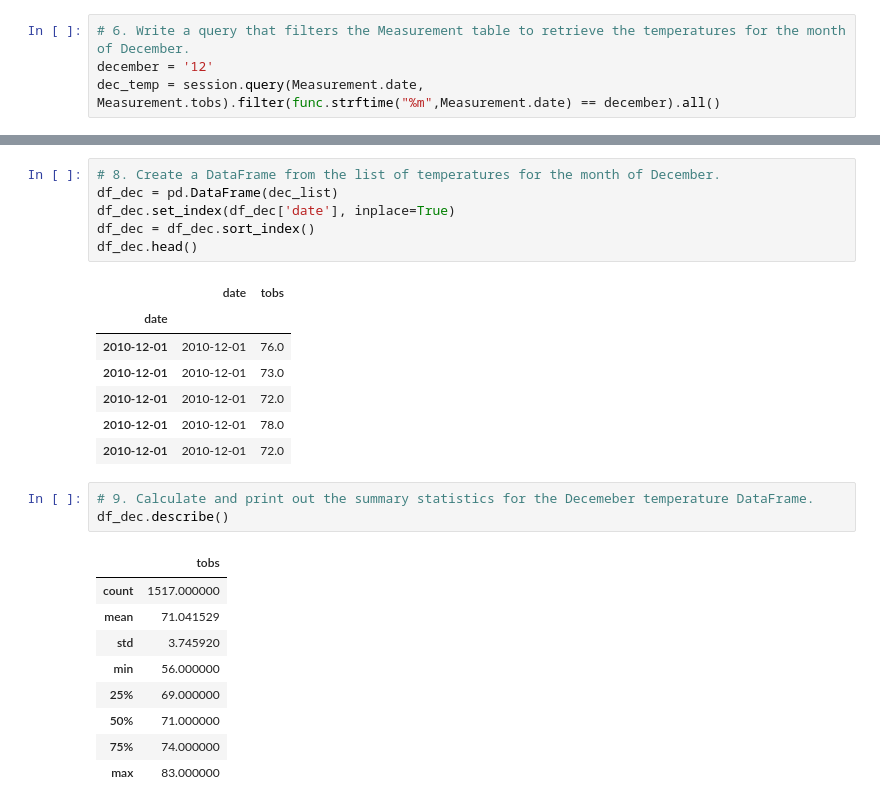
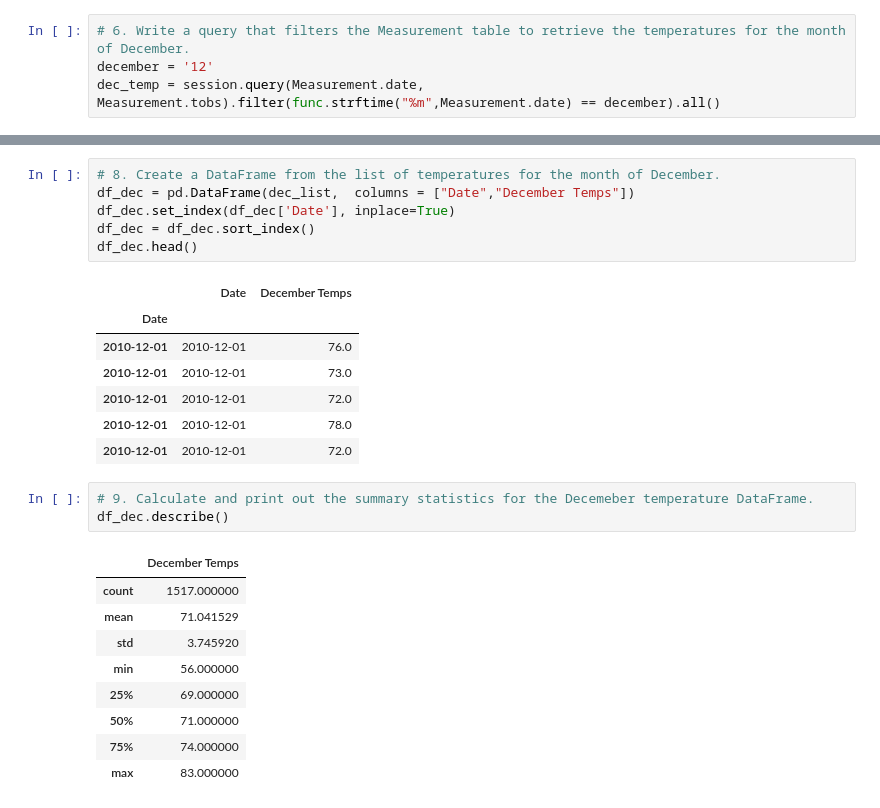
Before and after one commit to calvogeorge/surfs_up, a Jupyter notebook: SurfsUp_Challenge.ipynb, the cells around one changed output, grey strips where cells are left out. Cells and saved outputs as stored; diff of their text form.

```diff
--- a/SurfsUp_Challenge.ipynb
+++ b/SurfsUp_Challenge.ipynb
@@ -111,13 +111,13 @@ dec_list
  ...]
 # %%
 # 8. Create a DataFrame from the list of temperatures for the month of December.
-df_dec = pd.DataFrame(dec_list)
-df_dec.set_index(df_dec['date'], inplace=True)
+df_dec = pd.DataFrame(dec_list,  columns = ["Date","December Temps"])
+df_dec.set_index(df_dec['Date'], inplace=True)
 df_dec = df_dec.sort_index()
 df_dec.head()
 # %% [output]
-|  | date | tobs |
-| date |  |  |
+|  | Date | December Temps |
+| Date |  |  |
 | 2010-12-01 | 2010-12-01 | 76.0 |
 | 2010-12-01 | 2010-12-01 | 73.0 |
 | 2010-12-01 | 2010-12-01 | 72.0 |
@@ -127,7 +127,7 @@ df_dec.head()
 # 9. Calculate and print out the summary statistics for the Decemeber temperature DataFrame.
 df_dec.describe()
 # %% [output]
-|  | tobs |
+|  | December Temps |
 | count | 1517.000000 |
 | mean | 71.041529 |
 | std | 3.745920 |
```
Also changed, not shown: parts of 2 cells of this notebook, 1 other file.
